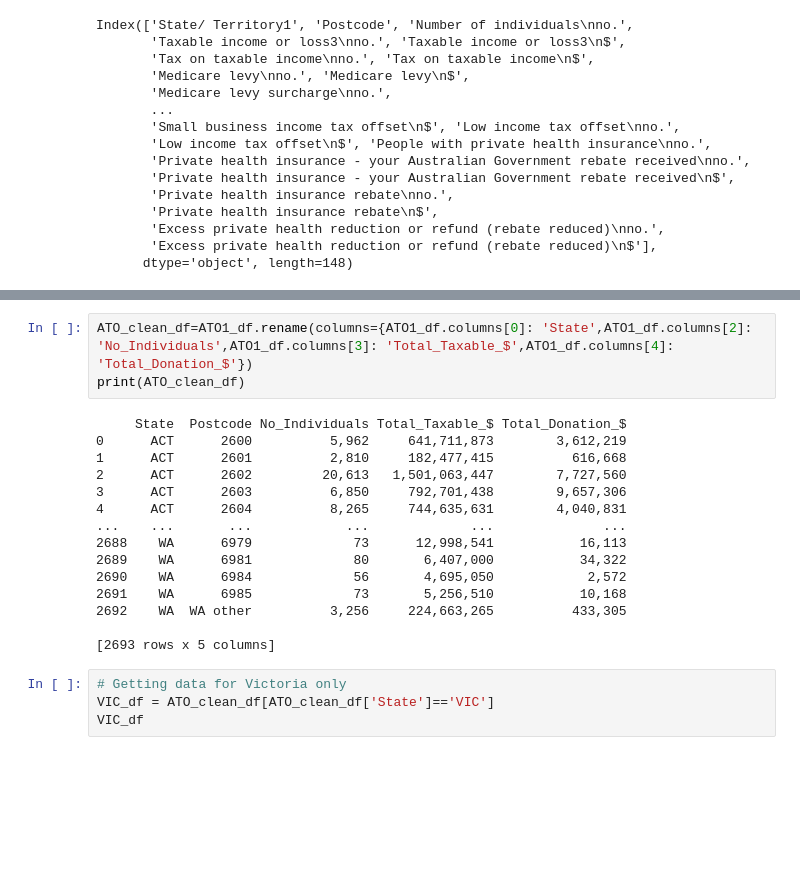
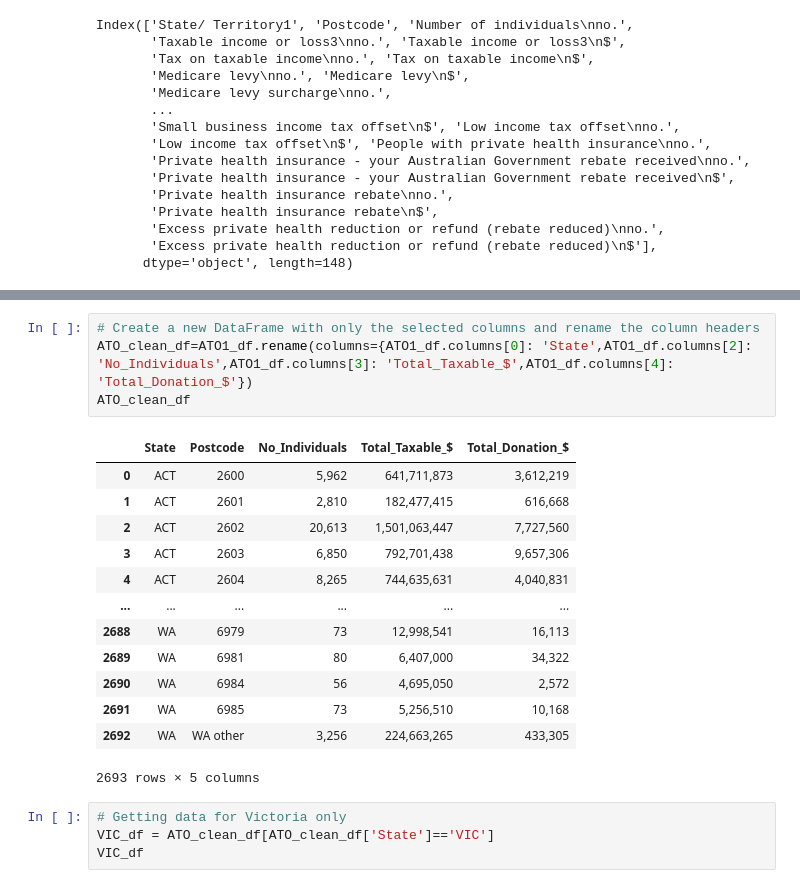
Before and after one commit to lindalevy/Project2_ETL, a Jupyter notebook: Working code/1. ATO_file_cleanup.ipynb, the cells around one changed output, grey strips where cells are left out. Saved outputs shown, nothing was run; the diff lists cells and outputs as text; blank space fills up the shorter version.

Commit message:
Updated schema file, queries and cleanup of the notebooks

```diff
--- a/Working code/1. ATO_file_cleanup.ipynb
+++ b/Working code/1. ATO_file_cleanup.ipynb
@@ -45,23 +47,23 @@ ATO1_df
 | 2692 | WA | WA other | 3,256 | 224,663,265 | 433,305 |
 2693 rows × 5 columns
 # %%
+# Create a new DataFrame with only the selected columns and rename the column headers
 ATO_clean_df=ATO1_df.rename(columns={ATO1_df.columns[0]: 'State',ATO1_df.columns[2]: 'No_Individuals',ATO1_df.columns[3]: 'Total_Taxable_$',ATO1_df.columns[4]: 'Total_Donation_$'})
-print(ATO_clean_df)
+ATO_clean_df
 # %% [output]
+|  | State | Postcode | No_Individuals | Total_Taxable_$ | Total_Donation_$ |
+| 0 | ACT | 2600 | 5,962 | 641,711,873 | 3,612,219 |
+| 1 | ACT | 2601 | 2,810 | 182,477,415 | 616,668 |
+| 2 | ACT | 2602 | 20,613 | 1,501,063,447 | 7,727,560 |
+| 3 | ACT | 2603 | 6,850 | 792,701,438 | 9,657,306 |
+| 4 | ACT | 2604 | 8,265 | 744,635,631 | 4,040,831 |
+| ... | ... | ... | ... | ... | ... |
+| 2688 | WA | 6979 | 73 | 12,998,541 | 16,113 |
+| 2689 | WA | 6981 | 80 | 6,407,000 | 34,322 |
+| 2690 | WA | 6984 | 56 | 4,695,050 | 2,572 |
+| 2691 | WA | 6985 | 73 | 5,256,510 | 10,168 |
+| 2692 | WA | WA other | 3,256 | 224,663,265 | 433,305 |
-     State  Postcode No_Individuals Total_Taxable_$ Total_Donation_$
-0      ACT      2600          5,962     641,711,873        3,612,219
-1      ACT      2601          2,810     182,477,415          616,668
-2      ACT      2602         20,613   1,501,063,447        7,727,560
-3      ACT      2603          6,850     792,701,438        9,657,306
-4      ACT      2604          8,265     744,635,631        4,040,831
-...    ...       ...            ...             ...              ...
-2688    WA      6979             73      12,998,541           16,113
-2689    WA      6981             80       6,407,000           34,322
-2690    WA      6984             56       4,695,050            2,572
-2691    WA      6985             73       5,256,510           10,168
-2692    WA  WA other          3,256     224,663,265          433,305
-
-[2693 rows x 5 columns]
+2693 rows × 5 columns
 # %%
 # Getting data for Victoria only
 VIC_df = ATO_clean_df[ATO_clean_df['State']=='VIC']
```
Also changed, not shown: parts of 11 cells of this notebook, 7 other files.
